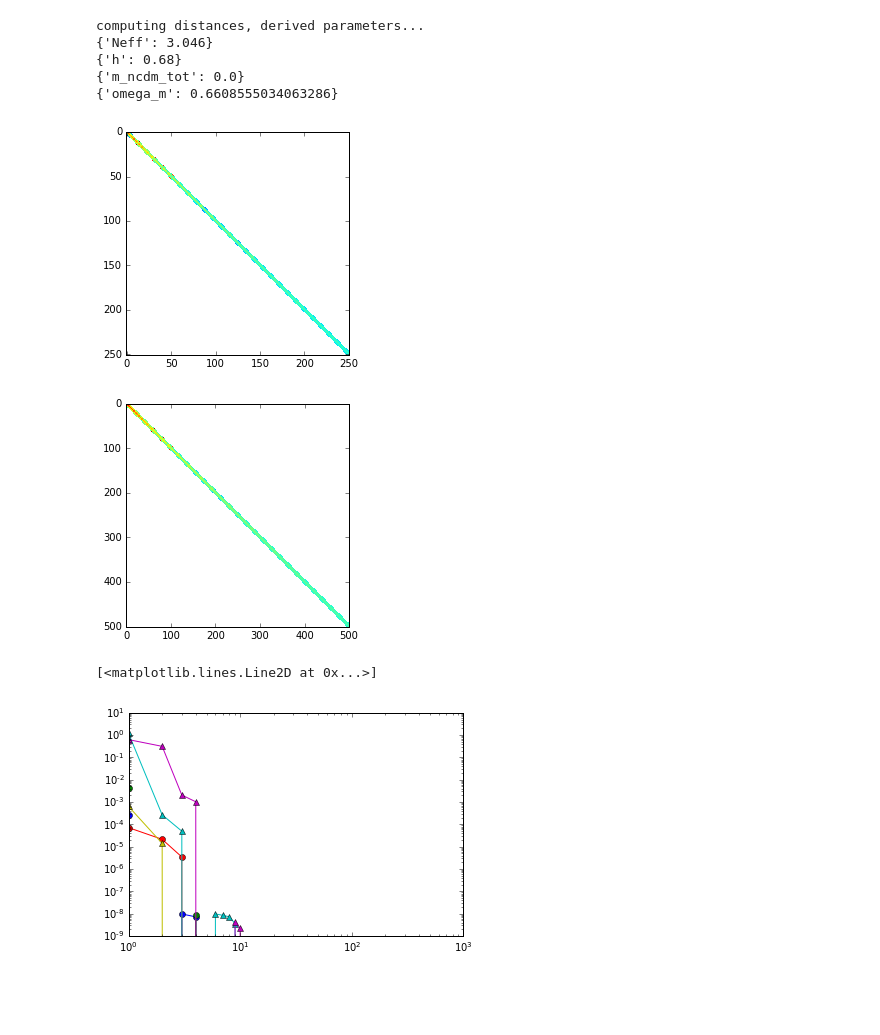
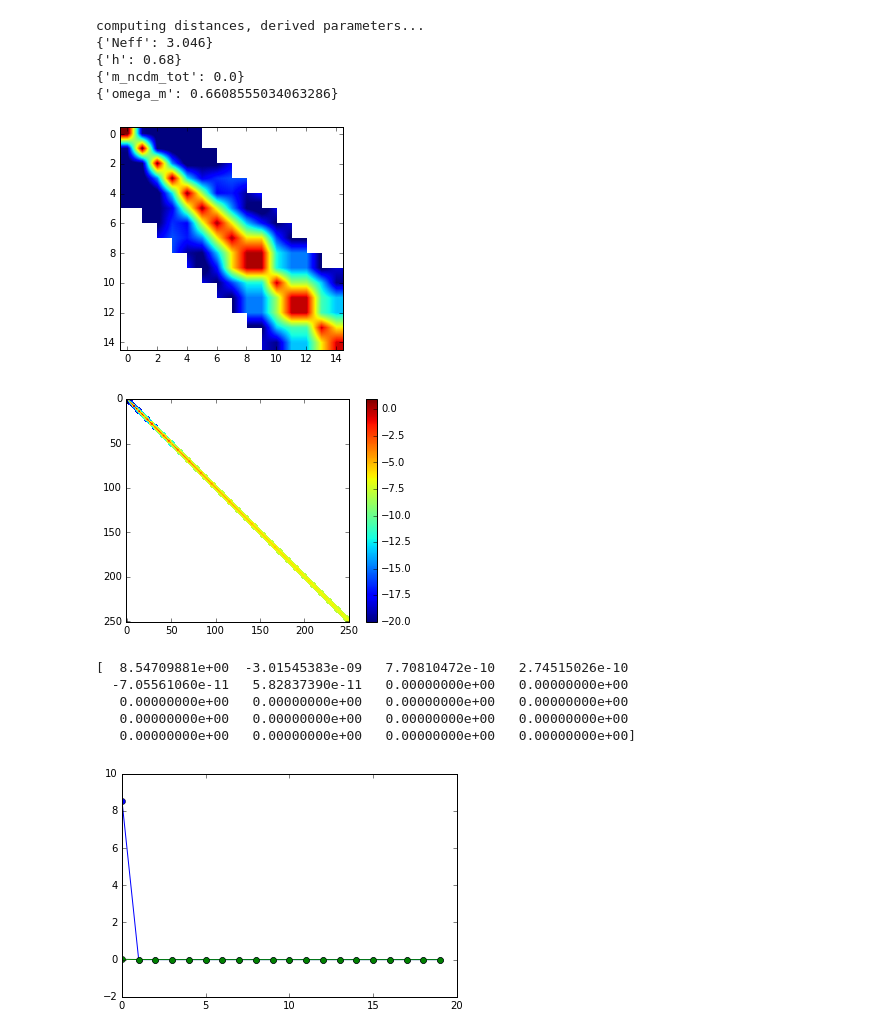
Before and after one commit to VMBoehm/BispectrumBias, a Jupyter notebook: DeltaCl Interpolation.ipynb, the cells around one changed output. Saved outputs shown, nothing was run; the diff lists cells and outputs as text; code cells hidden in the pictures; blank space fills up the shorter version.

```diff
--- a/DeltaCl Interpolation.ipynb
+++ b/DeltaCl Interpolation.ipynb
@@ -17,10 +17,10 @@ plt.style.use('classic')
 # %%
 path = '/home/nessa/Documents/Projects/LensingBispectrum/CMB-nonlinear/CrossPostBorn/data/class_postlimberdensity/inifiles/'
 # %%
-zmin=4.8
-zmax=5.
-step=0.01
+zmin=1.0
+zmax=1.2
 filename = 'class_z%03dz%03d_cl.dat'%(zmin*100,zmax*100)
+step = 0.02
 # %%
 corrs = np.loadtxt(path+filename)
 print(corrs.shape)
@@ -74,7 +97,10 @@ for ii in np.arange(11):
 # %%
-zs    = np.arange(0,5+0.01,step=0.02)
-print(zs)
-zmins = np.arange(0,4.9,0.1)
+zs    = np.arange(0.,5+0.01,step=0.02)
+zs[0] = 0.0
+
+
+zmins = np.arange(0.0,4.9,0.1)
+zmins[0] = 0.0
 zmaxs = np.arange(0.2,5+0.1,0.1)
 print(zmins)
 print(zmaxs)
@@ -159,5 +169,6 @@ for ii in range(len(zs)):
 # %%
 data = C.CosmoData(C.Planck2015[1],np.linspace(0.,5.,200))
+zs[0]=0.01
 chi  = data.chi(zs)
 # %% [output]
 computing distances, derived parameters...
@@ -168,6 +179,8 @@ computing distances, derived parameters...
 # %%
 from scipy.interpolate import RectBivariateSpline as RBS
 from scipy.interpolate import interp2d
+
+zs1, zs2 = np.meshgrid(zs,zs)
 
 chi1, chi2 = np.meshgrid(chi,chi)
 
@@ -177,28 +190,36 @@ zs_t = np.arange(0,5+0.01,step=0.01)
 
 chi_ = data.chi(zs_t)
 
-spline = func(chi_,chi_)
+spline = func(chi,chi)
 # %%
 plt.figure()
-plt.imshow(np.log(abs(interp_matrix)))
-plt.imshow(np.log(-interp_matrix))
+plt.imshow(np.log(abs(interp_matrix)[0:15,0:15]),vmin=-20,vmax=1)
+#plt.imshow(np.log(-interp_matrix),vmin=-20,vmax=1)
 plt.show()
 # %% [output]
-[figure, old version]
+[figure, new version]
 # %%
 plt.figure()
-plt.imshow(np.log(abs(spline)))
-plt.imshow(np.log(-spline))
+plt.imshow(np.log(abs(spline)),vmin=-20,vmax=1)
+plt.imshow(np.log(-spline),vmin=-20,vmax=1)
+plt.colorbar()
 plt.show()
 # %% [output]
-[figure, old version]
+[figure, new version]
 # %%
-plt.loglog(interp_matrix[0,0:20],marker='o')
-plt.plot(interp_matrix[1,1:21],marker='o')
+plt.plot(interp_matrix[0,0:20],marker='o')
+
 plt.plot(interp_matrix[100,100:120],marker='o')
-plt.loglog(spline[0,0:40],marker='^')
-plt.plot(spline[1,1:42],marker='^')
-plt.plot(spline[100,100:240],marker='^')
+
+#plt.plot(abs(spline[0,0:20]),marker='^')
+# plt.plot(spline[1,1:42],marker='^')
+# plt.plot(spline[100,100:240],marker='^')
+
+print(spline[0,0:20])
 # %% [output]
-[<matplotlib.lines.Line2D at 0x...>]
+[  8.54709881e+00  -3.01545383e-09   7.70810472e-10   2.74515026e-10
+  -7.05561060e-11   5.82837390e-11   0.00000000e+00   0.00000000e+00
+   0.00000000e+00   0.00000000e+00   0.00000000e+00   0.00000000e+00
+   0.00000000e+00   0.00000000e+00   0.00000000e+00   0.00000000e+00
+   0.00000000e+00   0.00000000e+00   0.00000000e+00   0.00000000e+00]
-[figure, old version]
+[figure, new version]
```
Also changed, not shown: parts of 19 cells of this notebook, 4 other files.
